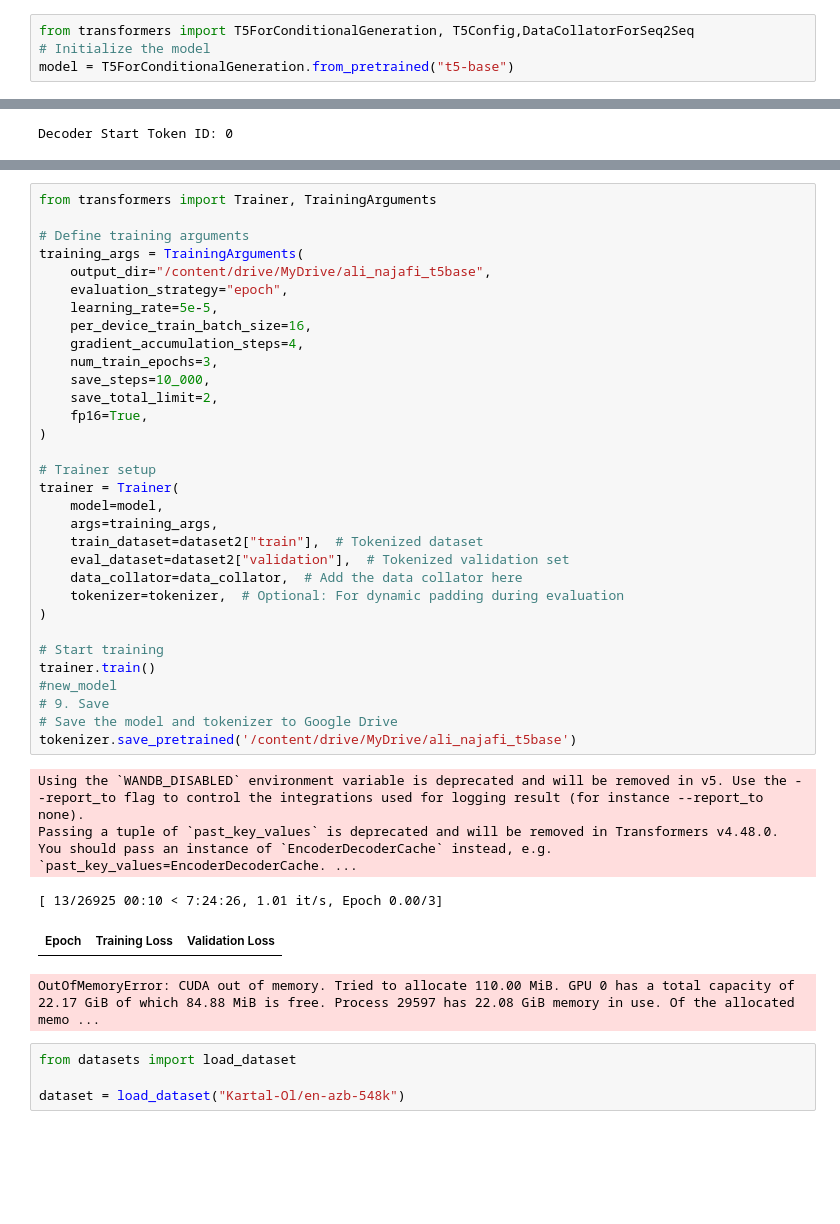
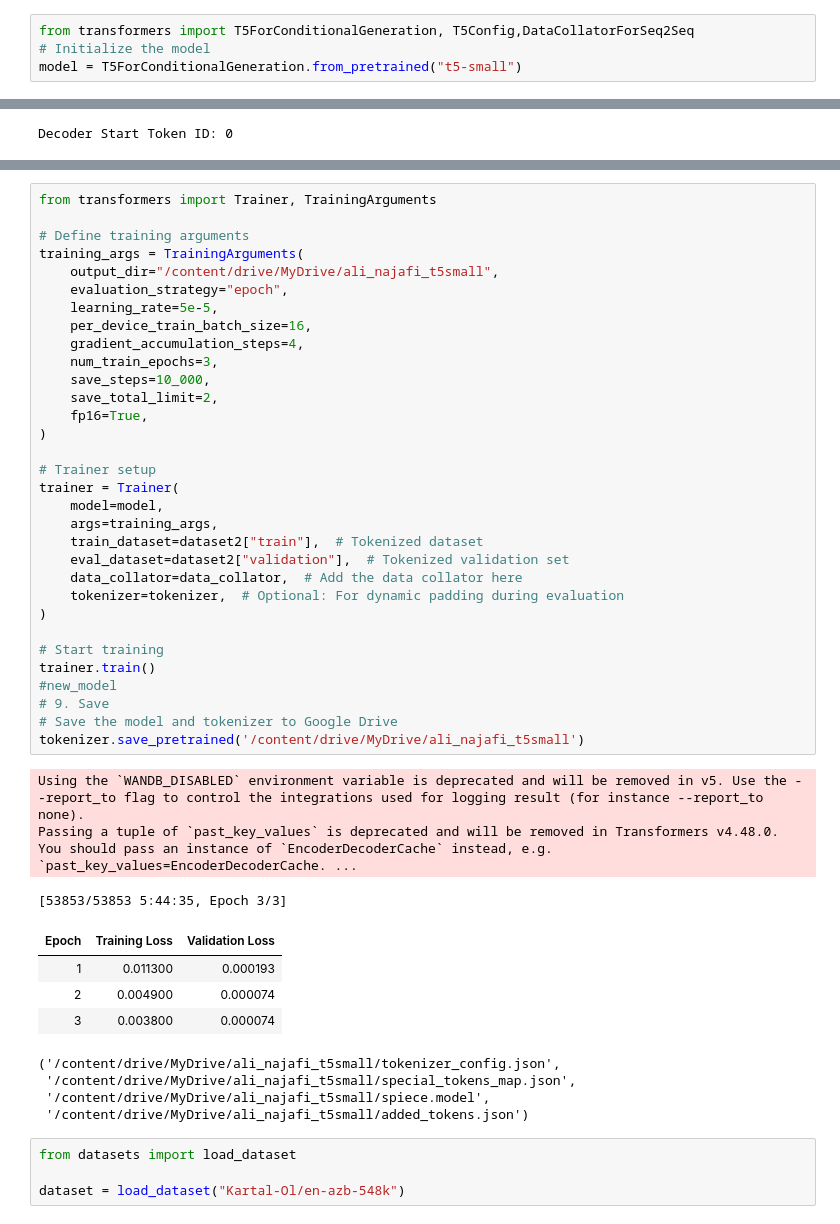
Before and after one commit to Jalilnkh/PyTorch-with-Examples-2024, a Jupyter notebook: train_en_azb_v2.ipynb, the cells around one changed output, grey strips where cells are left out. Cells and saved outputs as stored; diff of their text form; blank space fills up the shorter version.

```diff
--- a/train_en_azb_v2.ipynb
+++ b/train_en_azb_v2.ipynb
@@ -61,7 +61,7 @@ dataset2 = dataset2.map(tokenize_function1, batched=True)
 # %%
 from transformers import T5ForConditionalGeneration, T5Config,DataCollatorForSeq2Seq
 # Initialize the model
-model = T5ForConditionalGeneration.from_pretrained("t5-base")
+model = T5ForConditionalGeneration.from_pretrained("t5-small")
 # %%
 # Define the Data Collator
 data_collator = DataCollatorForSeq2Seq(
@@ -90,39 +99,45 @@ from transformers import Trainer, TrainingArguments
 
 # Define training arguments
 training_args = TrainingArguments(
-    output_dir="/content/drive/MyDrive/ali_najafi_t5base",
+    output_dir="/content/drive/MyDrive/ali_najafi_t5small",
     evaluation_strategy="epoch",
     learning_rate=5e-5,
     per_device_train_batch_size=16,
     gradient_accumulation_steps=4,
     num_train_epochs=3,
     save_steps=10_000,
     save_total_limit=2,
     fp16=True,
 )
 
 # Trainer setup
 trainer = Trainer(
     model=model,
     args=training_args,
     train_dataset=dataset2["train"],  # Tokenized dataset
     eval_dataset=dataset2["validation"],  # Tokenized validation set
     data_collator=data_collator,  # Add the data collator here
     tokenizer=tokenizer,  # Optional: For dynamic padding during evaluation
 )
 
 # Start training
 trainer.train()
 #new_model
 # 9. Save
 # Save the model and tokenizer to Google Drive
-tokenizer.save_pretrained('/content/drive/MyDrive/ali_najafi_t5base')
+tokenizer.save_pretrained('/content/drive/MyDrive/ali_najafi_t5small')
 # %% [output]
 Using the `WANDB_DISABLED` environment variable is deprecated and will be removed in v5. Use the --report_to flag to control the integrations used for logging result (for instance --report_to none).
 Passing a tuple of `past_key_values` is deprecated and will be removed in Transformers v4.48.0. You should pass an instance of `EncoderDecoderCache` instead, e.g. `past_key_values=EncoderDecoderCache. ...
-[ 13/26925 00:10 < 7:24:26, 1.01 it/s, Epoch 0.00/3]
+[53853/53853 5:44:35, Epoch 3/3]
 | Epoch | Training Loss | Validation Loss |
+| 1 | 0.011300 | 0.000193 |
+| 2 | 0.004900 | 0.000074 |
+| 3 | 0.003800 | 0.000074 |
-OutOfMemoryError: CUDA out of memory. Tried to allocate 110.00 MiB. GPU 0 has a total capacity of 22.17 GiB of which 84.88 MiB is free. Process 29597 has 22.08 GiB memory in use. Of the allocated memo ...
+('/content/drive/MyDrive/ali_najafi_t5small/tokenizer_config.json',
+ '/content/drive/MyDrive/ali_najafi_t5small/special_tokens_map.json',
+ '/content/drive/MyDrive/ali_najafi_t5small/spiece.model',
+ '/content/drive/MyDrive/ali_najafi_t5small/added_tokens.json')
 # %%
 from datasets import load_dataset
 
```
Also changed, not shown: parts of 5 cells of this notebook.
